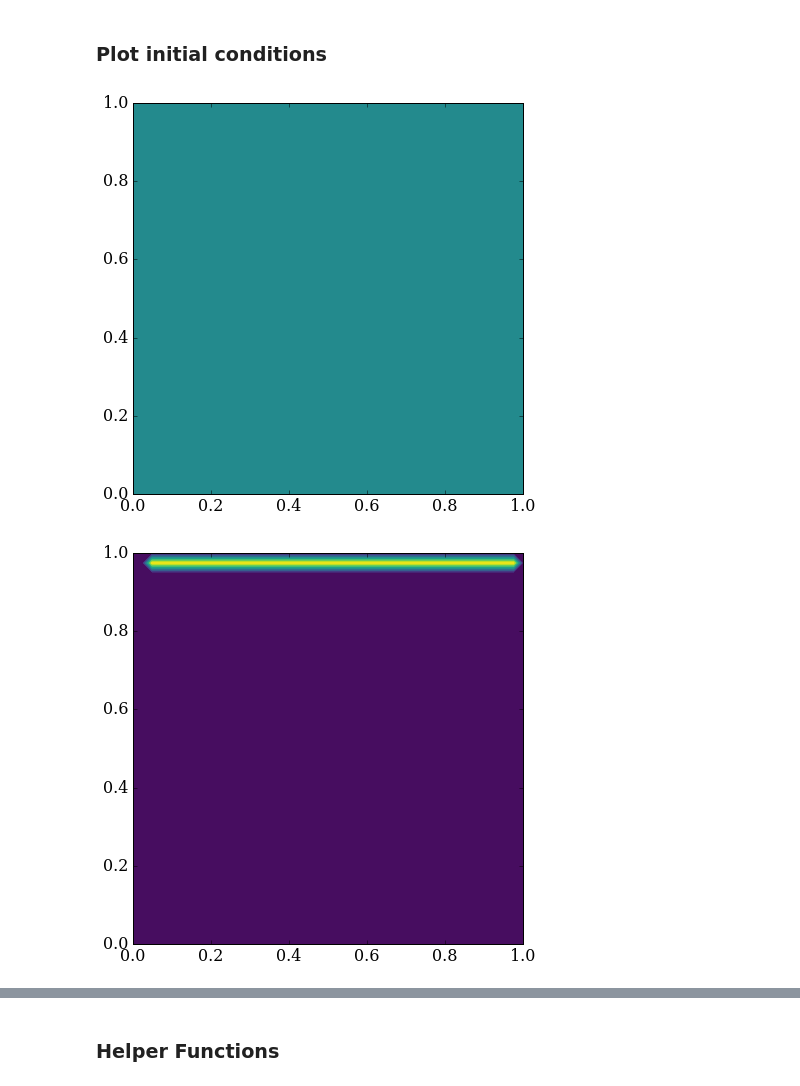
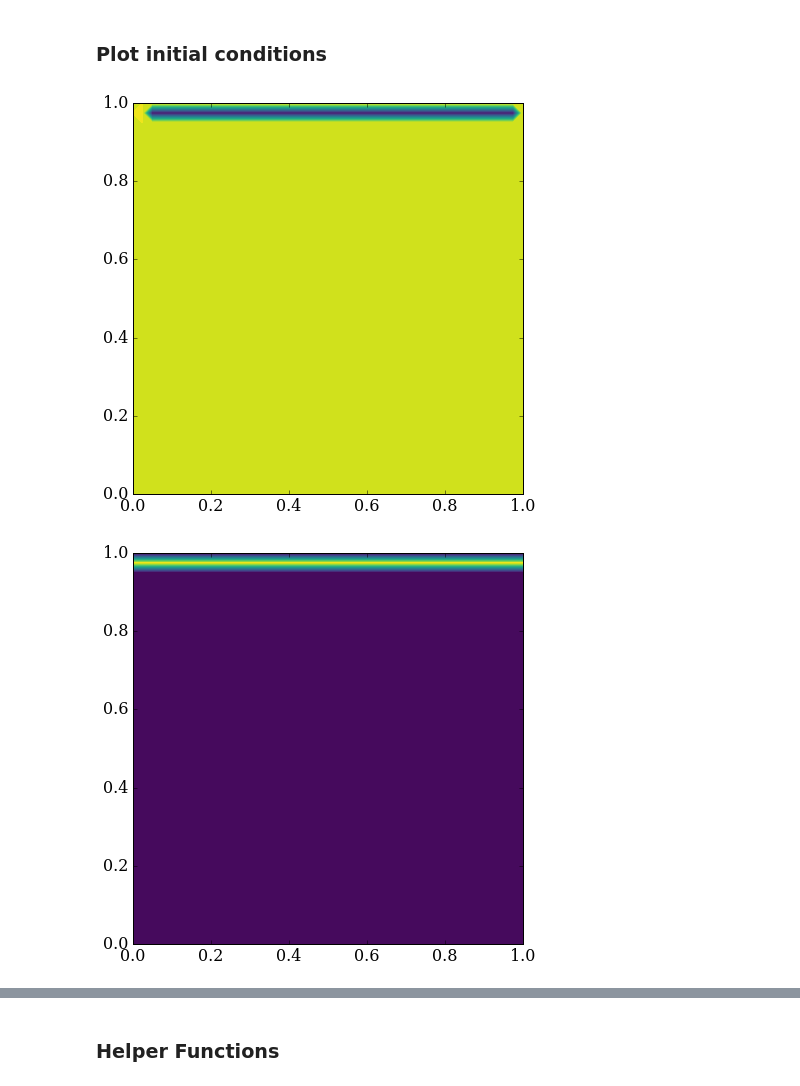
Before and after one commit to gavinconran/numerical-mooc, a Jupyter notebook: lessons/05_relax/05_05_Stokes.Flow.ipynb, the cells around one changed output, grey strips where cells are left out. Cells and saved outputs as stored; diff of their text form; code cells hidden in the pictures.

```diff
--- a/lessons/05_relax/05_05_Stokes.Flow.ipynb
+++ b/lessons/05_relax/05_05_Stokes.Flow.ipynb
@@ -191,11 +191,11 @@ dy = h/(ny-1)
 l1_target = 1e-6
 
 # Initialization
-U = numpy.zeros((ny,nx))
-
 omega  = numpy.zeros((ny,nx))
 psi  = numpy.zeros((ny,nx))
 psi[-2,:] = 1
+
+U[1:-1,1:-1] = (psi[1:-1,1:-1] - psi[:-2,1:-1])/dy
 
 omega[2:-1,2:-1] = (1/2*dy**2) * (8*psi[2:-1,1:-2] - psi[2:-1,:-3]) - 3*U[2:-1,2:-1]/dy
 omega[2:-1,0] += U[2:-1,0]
@@ -204,19 +204,15 @@ omega[2:-1,-1] += U[2:-1,-1]
 
 omega[0, 2:-1] += U[0, 2:-1]
 omega[1, 2:-1] += U[1, 2:-1]
-omega[2, 2:-1] += U[2, 2:-1]
+omega[-1, 2:-1] += U[2, 2:-1]
 # %% [markdown]
 ### Plot initial conditions
 # %%
-pyplot.figure(figsize=(7,7))
-pyplot.contourf(x,y,U,20, cmap=cm.viridis);
-
-
 pyplot.figure(figsize=(7,7))
 pyplot.contourf(x,y,omega,20, cmap=cm.viridis);
 
 pyplot.figure(figsize=(7,7))
 pyplot.contourf(x,y,psi,20, cmap=cm.viridis);
 # %% [output]
-[figure, old version]
+[figure, new version]
-[figure, old version]
+[figure, new version]
```
Also changed, not shown: parts of 4 cells of this notebook.
